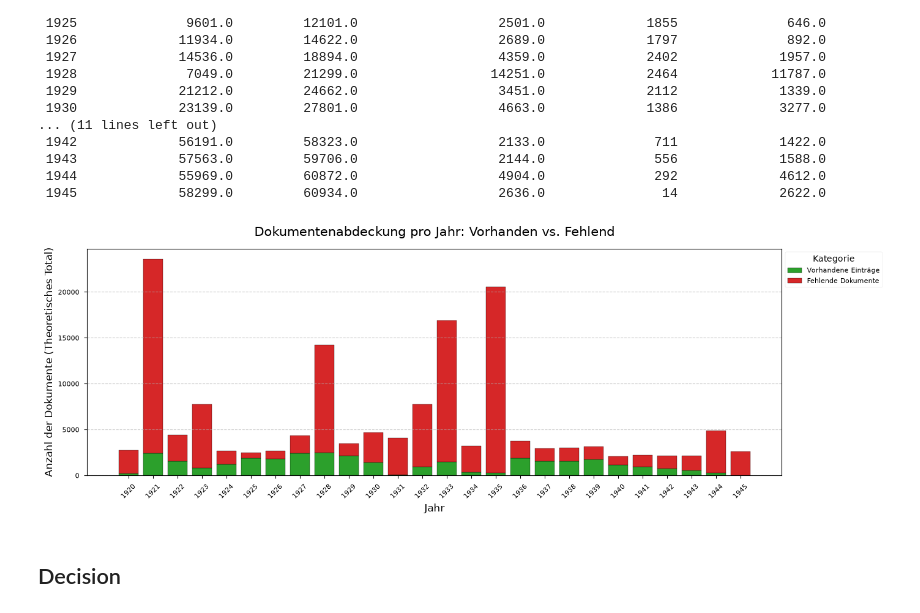
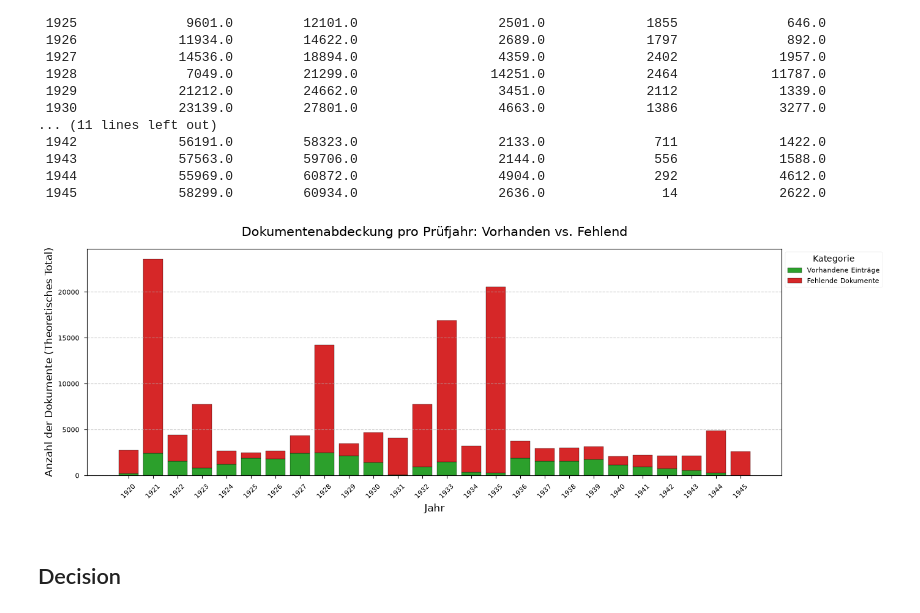
Before and after one commit to codemitdjango/german-film-censorship, a Jupyter notebook: src/analysis/metadata_analysis.ipynb, the cells around one changed output. Drawn from its saved outputs; the diff is of its cells as text; code cells hidden in the pictures.

```diff
--- a/src/analysis/metadata_analysis.ipynb
+++ b/src/analysis/metadata_analysis.ipynb
@@ -230,35 +230,35 @@ ax.bar(
     plot_df['Eintraege_im_DF'],
     label='Vorhandene Einträge',
     color='#2ca02c',
     edgecolor='black'
 )
 
 # top bar
 ax.bar(
     plot_df['Jahr'],
     plot_df['Differenz_Fehlend'],
     bottom=plot_df['Eintraege_im_DF'],
     label='Fehlende Dokumente',
     color='#d62728',
     edgecolor='black'
 )
 
 # Layout/Title
-ax.set_title('Dokumentenabdeckung pro Jahr: Vorhanden vs. Fehlend', fontsize=15, pad=15)
+ax.set_title('Dokumentenabdeckung pro Prüfjahr: Vorhanden vs. Fehlend', fontsize=15, pad=15)
 ax.set_xlabel('Jahr', fontsize=12)
 ax.set_ylabel('Anzahl der Dokumente (Theoretisches Total)', fontsize=12)
 ax.set_xticks(plot_df['Jahr'])
 ax.set_xticklabels(plot_df['Jahr'], rotation=45)
 
 ax.legend(title='Kategorie', bbox_to_anchor=(1, 1), loc='upper left')
 
 ax.grid(axis='y', linestyle='--', alpha=0.7)
 
 fig.tight_layout()
 save_plts(plt, "plots/metadata/lost_documents_by_year")
 plt.show()
 # %% [output]
-[figure, old version]
+[figure, new version]
 # %% [markdown]
 ## Decision
 # %%
```
Also changed, not shown: parts of 5 cells of this notebook, 9 other files.
